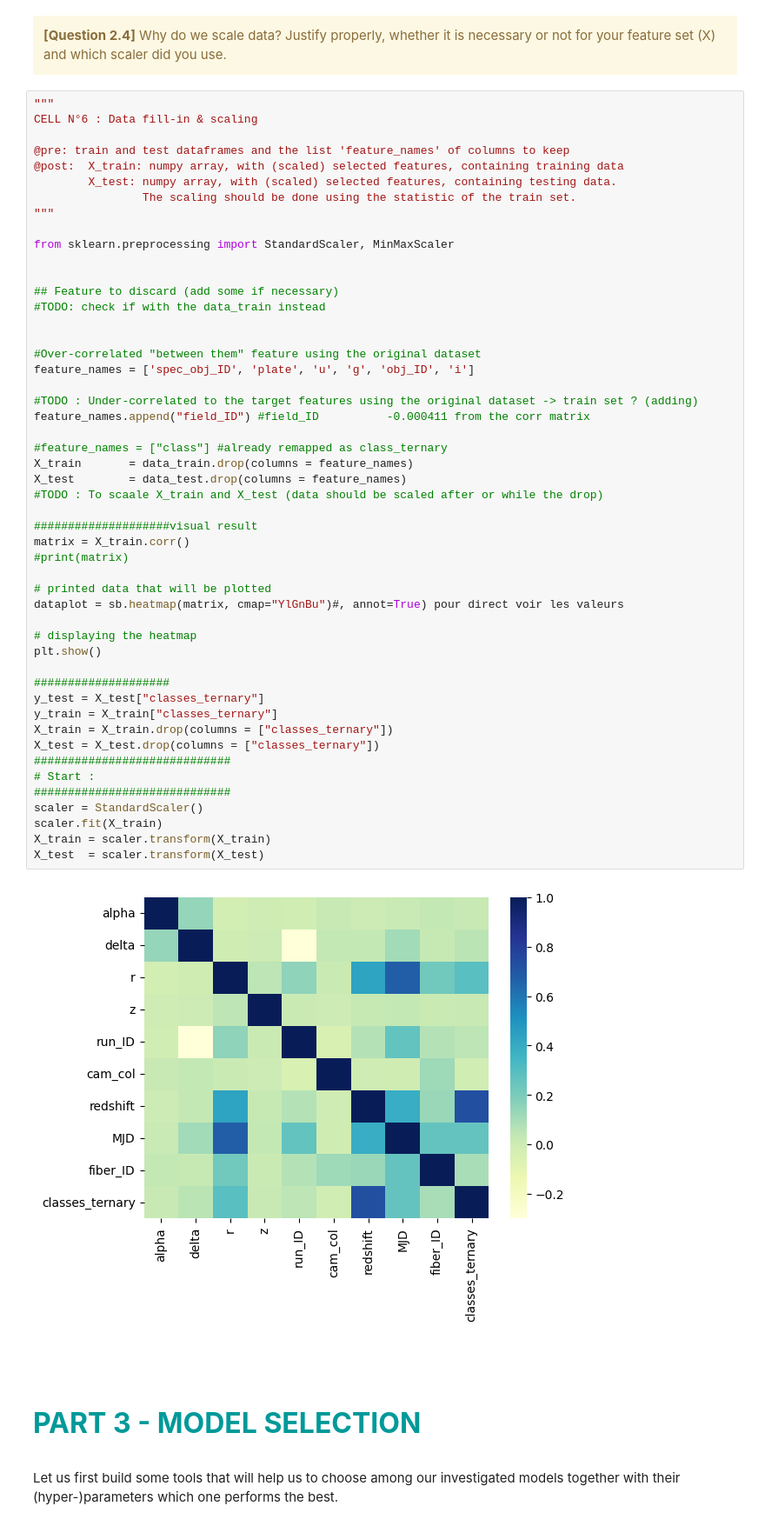
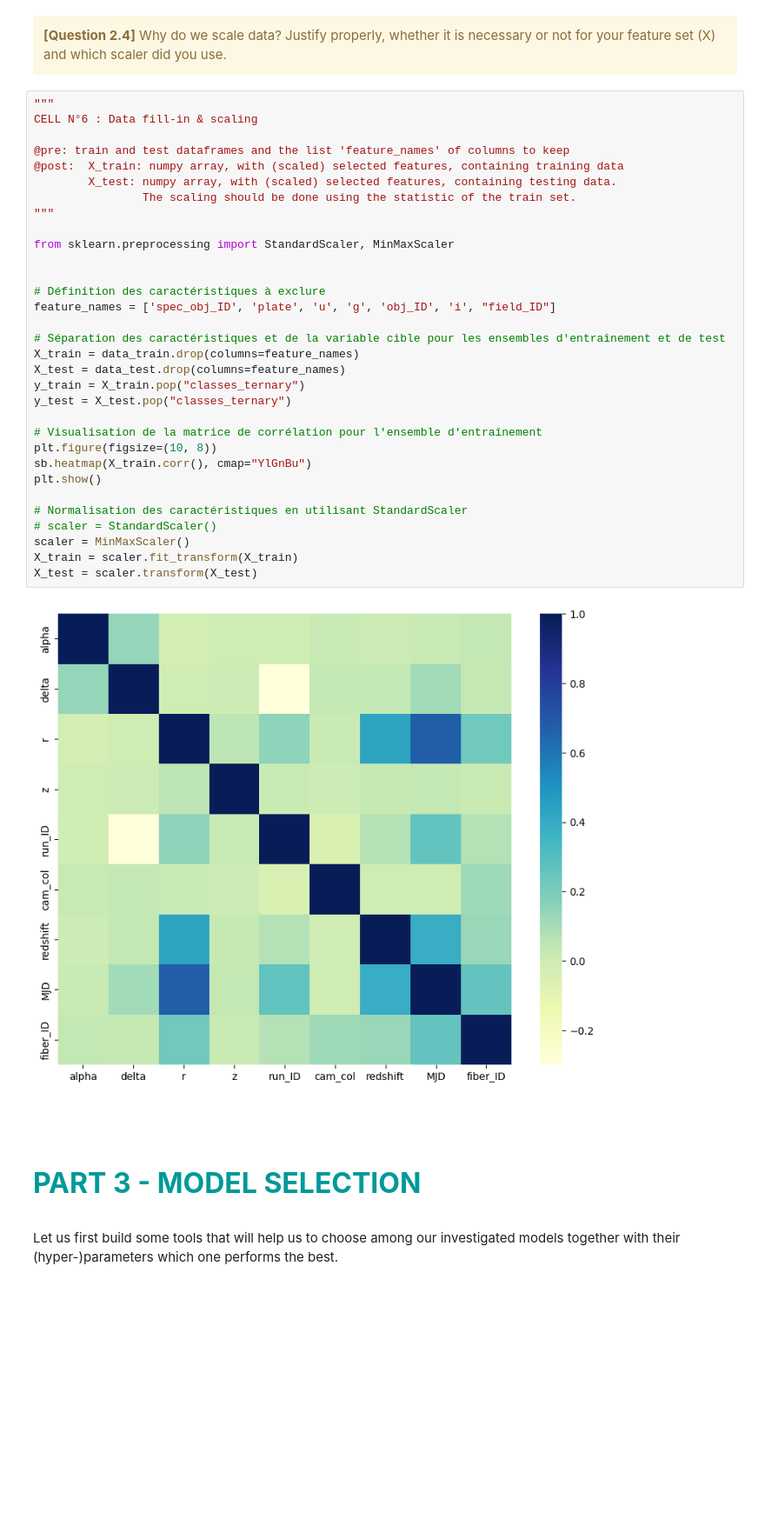
Before and after one commit to killianson/Hackathon-2, a Jupyter notebook: Hackathon02-Classification.ipynb, the cells around one changed output. Shown at 87% size. Saved outputs shown, nothing was run; the diff lists cells and outputs as text; blank space fills up the shorter version.

```diff
--- a/Hackathon02-Classification.ipynb
+++ b/Hackathon02-Classification.ipynb
@@ -389,55 +389,37 @@ __Remark 1.__ The scaler object, used to scale the <i>training set</i>, should a
 # %%
 """
 CELL N°6 : Data fill-in & scaling
 
 @pre: train and test dataframes and the list 'feature_names' of columns to keep
 @post:  X_train: numpy array, with (scaled) selected features, containing training data
         X_test: numpy array, with (scaled) selected features, containing testing data.
                 The scaling should be done using the statistic of the train set.
 """
 
 from sklearn.preprocessing import StandardScaler, MinMaxScaler
 
 
-## Feature to discard (add some if necessary)
-#TODO: check if with the data_train instead
+# Définition des caractéristiques à exclure
+feature_names = ['spec_obj_ID', 'plate', 'u', 'g', 'obj_ID', 'i', "field_ID"]
 
+# Séparation des caractéristiques et de la variable cible pour les ensembles d'entraînement et de test
+X_train = data_train.drop(columns=feature_names)
+X_test = data_test.drop(columns=feature_names)
+y_train = X_train.pop("classes_ternary")
+y_test = X_test.pop("classes_ternary")
 
-#Over-correlated "between them" feature using the original dataset
-feature_names = ['spec_obj_ID', 'plate', 'u', 'g', 'obj_ID', 'i']
-
-#TODO : Under-correlated to the target features using the original dataset -> train set ? (adding)
-feature_names.append("field_ID") #field_ID          -0.000411 from the corr matrix
-
-#feature_names = ["class"] #already remapped as class_ternary
-X_train       = data_train.drop(columns = feature_names)
-X_test        = data_test.drop(columns = feature_names)
-#TODO : To scaale X_train and X_test (data should be scaled after or while the drop)
-
-####################visual result
-matrix = X_train.corr()
-#print(matrix)
-
-# printed data that will be plotted
-dataplot = sb.heatmap(matrix, cmap="YlGnBu")#, annot=True) pour direct voir les valeurs
-
-# displaying the heatmap
+# Visualisation de la matrice de corrélation pour l'ensemble d'entraînement
+plt.figure(figsize=(10, 8))
+sb.heatmap(X_train.corr(), cmap="YlGnBu")
 plt.show()
 
-####################
-y_test = X_test["classes_ternary"]
-y_train = X_train["classes_ternary"]
-X_train = X_train.drop(columns = ["classes_ternary"])
-X_test = X_test.drop(columns = ["classes_ternary"])
-#############################
-# Start :
-#############################
-scaler = StandardScaler()
-scaler.fit(X_train)
-X_train = scaler.transform(X_train)
-X_test  = scaler.transform(X_test)
+# Normalisation des caractéristiques en utilisant StandardScaler
+# scaler = StandardScaler()
+scaler = MinMaxScaler()
+X_train = scaler.fit_transform(X_train)
+X_test = scaler.transform(X_test)
 # %% [output]
-[figure, old version]
+[figure, new version]
 # %% [markdown]
 <br>
 
```
Also changed, not shown: parts of 7 cells of this notebook, 1 other file.
